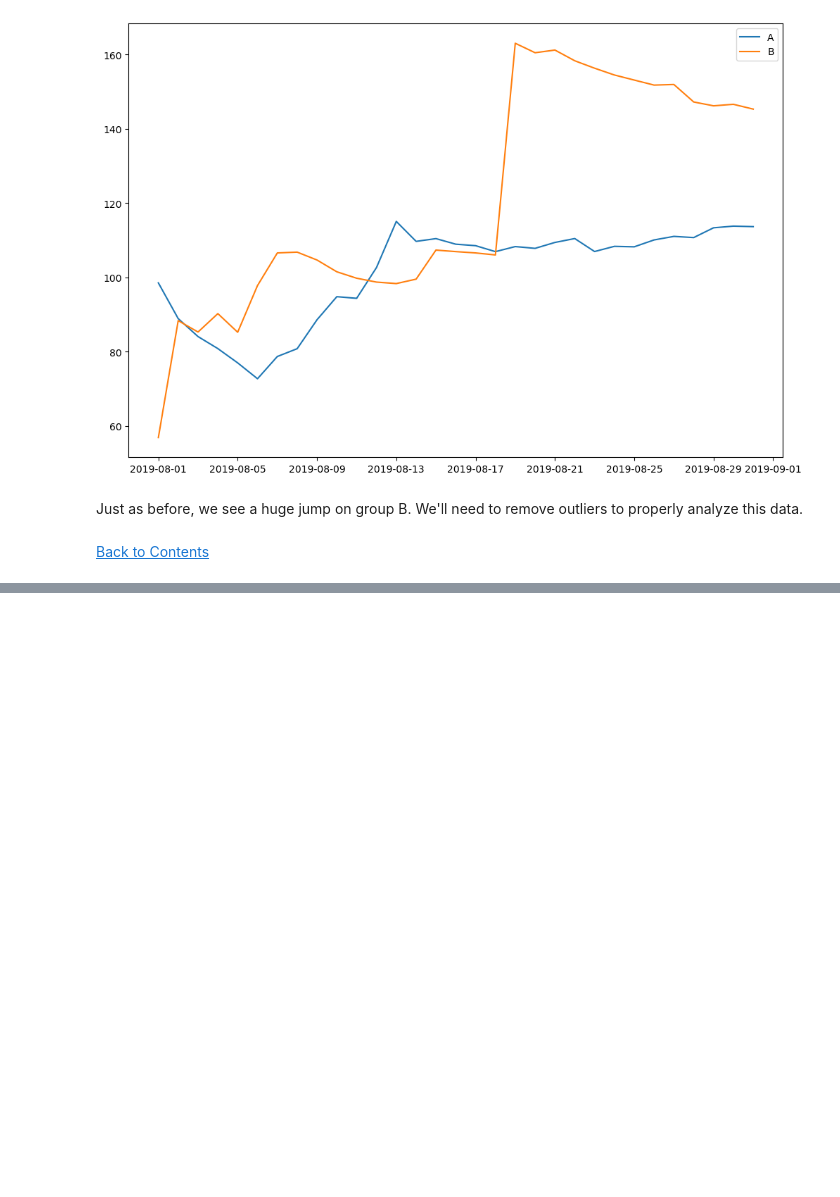
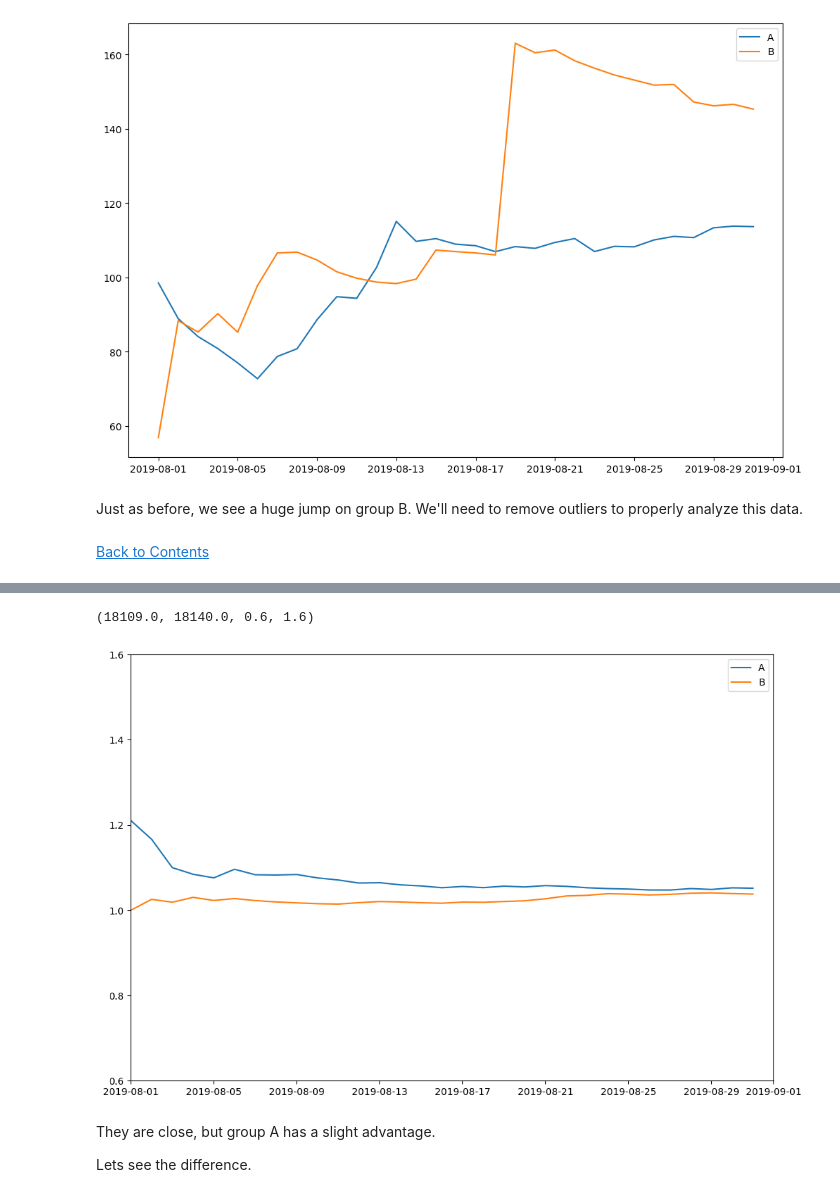
Before and after one commit to Silverscale/Tripleten-A-B-testing, a Jupyter notebook: A_B_testing.ipynb, the cells around one changed output, grey strips where cells are left out. Saved outputs shown, nothing was run; the diff lists cells and outputs as text; code cells hidden in the pictures; blank space fills up the shorter version.

```diff
--- a/A_B_testing.ipynb
+++ b/A_B_testing.ipynb
@@ -406,0 +434,28 @@ Just as before, we see a huge jump on group B. We'll need to remove outliers to
+# %%
+conversionA = cumulativeData.query('group == "A"')[['date', 'orders', 'visits']]
+conversionB = cumulativeData.query('group == "B"')[['date', 'orders', 'visits']]
+
+conversionA['conversion'] = conversionA['orders'] / conversionA['visits']
+conversionB['conversion'] = conversionB['orders'] / conversionB['visits']
+# %%
+plt.figure(figsize=(12,8))
+plt.plot(
+    conversionA['date'],
+    conversionA['conversion'],
+    label='A'
+)
+plt.plot(
+    conversionB['date'],
+    conversionB['conversion'],
+    label='B'
+)
+plt.legend();
+format='%Y-%m-%d'
+plt.axis([dt.datetime.strptime("2019-08-01", format), dt.datetime.strptime('2019-09-01', format), .6, 1.6])
+# %% [output]
+(18109.0, 18140.0, 0.6, 1.6)
+[figure, added]
+# %% [markdown]
+They are close, but group A has a slight advantage.
+
+Lets see the difference.
```
Also changed, not shown: parts of 15 cells of this notebook.
